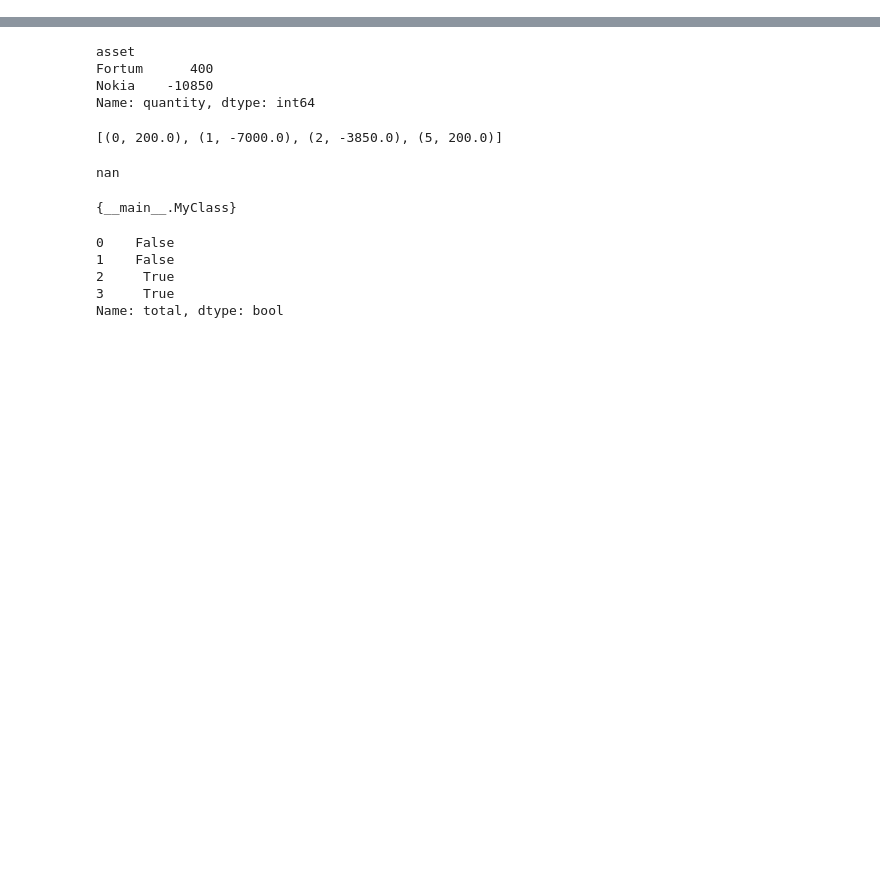
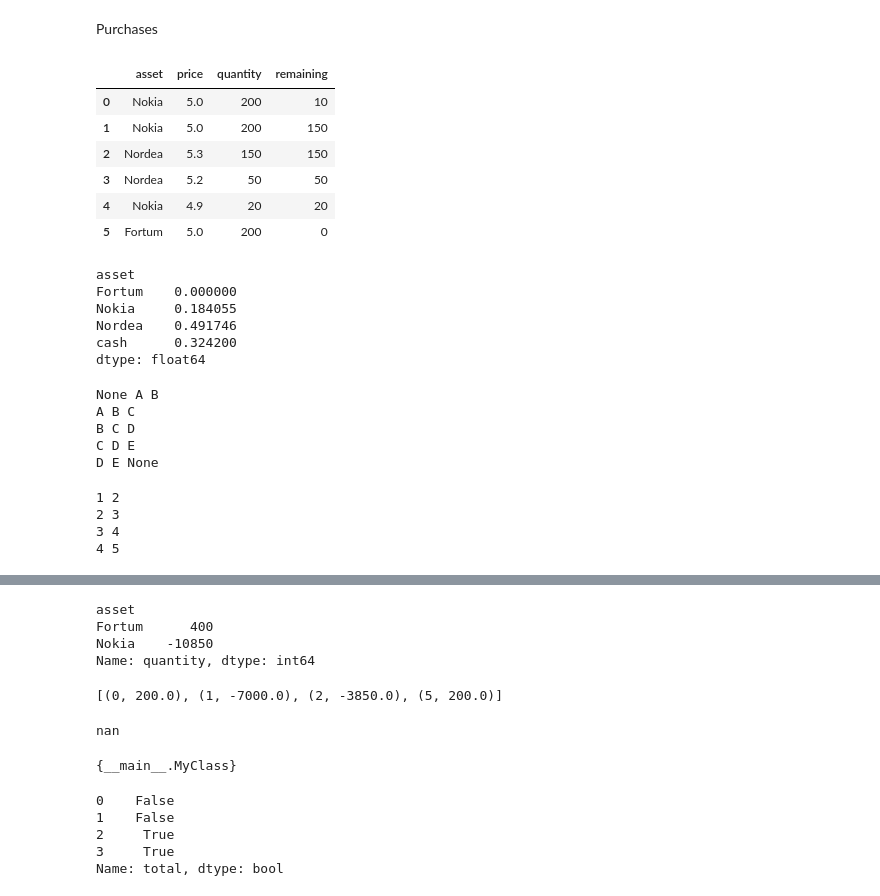
Before and after one commit to Miksus/ecosys, a Jupyter notebook: Investor prototyping.ipynb, the cells around one changed output, grey strips where cells are left out. Drawn from its saved outputs; the diff is of its cells as text; code cells hidden in the pictures; blank space fills up the shorter version.

```diff
--- a/Investor prototyping.ipynb
+++ b/Investor prototyping.ipynb
@@ -2,0 +23,68 @@ import pandas as pd
+# %% [markdown]
+Purchases
+# %%
+
+
+def gen_purchs():
+    nokia = TestClass("Nokia")
+    nodrea = TestClass("Nordea")
+    fortum = TestClass("Fortum")
+    df = pd.DataFrame([
+        {"asset": nokia, "price":5, "quantity":200, "remaining":10},
+        {"asset": nokia, "price":5, "quantity":200, "remaining":150},
+        {"asset": nodrea, "price":5.3, "quantity":150, "remaining":150},
+        {"asset": nodrea, "price":5.2, "quantity":50, "remaining":50},
+        {"asset": nokia, "price":4.9, "quantity":20, "remaining":20},
+        {"asset": fortum, "price":5, "quantity":200, "remaining":0},
+    ])
+    return df
+
+df = gen_purchs()
+df
+# %% [output]
+|  | asset | price | quantity | remaining |
+| 0 | Nokia | 5.0 | 200 | 10 |
+| 1 | Nokia | 5.0 | 200 | 150 |
+| 2 | Nordea | 5.3 | 150 | 150 |
+| 3 | Nordea | 5.2 | 50 | 50 |
+| 4 | Nokia | 4.9 | 20 | 20 |
+| 5 | Fortum | 5.0 | 200 | 0 |
+# %%
+df = gen_purchs().set_index("asset")
+df
+df["cur_price"] = df.index.map(lambda row: row.price)
+df
+batch_values = (df["remaining"] * df["cur_price"]).groupby("asset").sum()
+batch_values
+#batch_values.groupby("asset").sum()
+batch_values["cash"] = 5000
+batch_values / batch_values.sum()
+# %% [output]
+asset
+Fortum    0.000000
+Nokia     0.184055
+Nordea    0.491746
+cash      0.324200
+dtype: float64
+# %%
+mylist = ["A","B","C","D","E"]
+for i, element in enumerate(mylist):
+    previous_element = mylist[i-1] if i > 0 else None
+    current_element = element
+    next_element = mylist[i+1] if i < len(mylist)-1 else None
+    print(previous_element, current_element, next_element)
+# %% [output]
+None A B
+A B C
+B C D
+C D E
+D E None
+# %%
+mylist = [1,2,3,4,5]
+for x,y in zip(mylist[::],mylist[1::]):
+    print (x,y)
+# %% [output]
+1 2
+2 3
+3 4
+4 5
```
Also changed, not shown: parts of 12 cells of this notebook, 30 other files.
